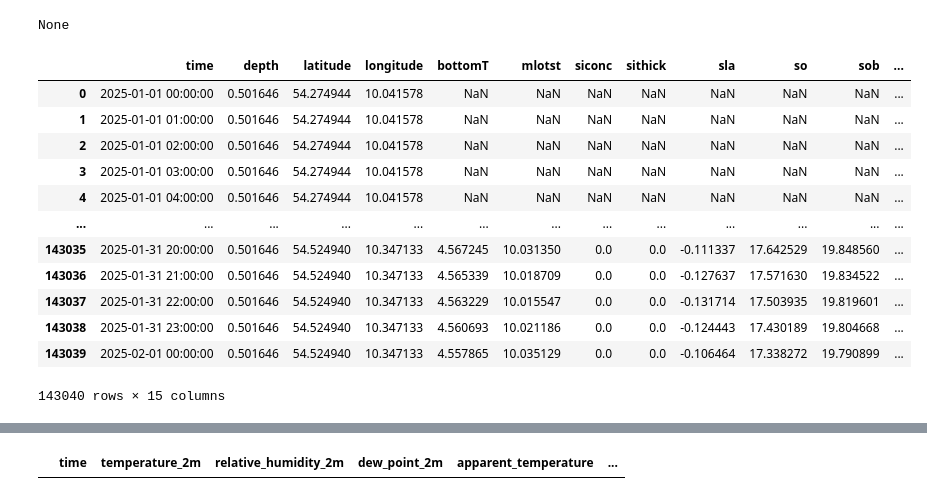
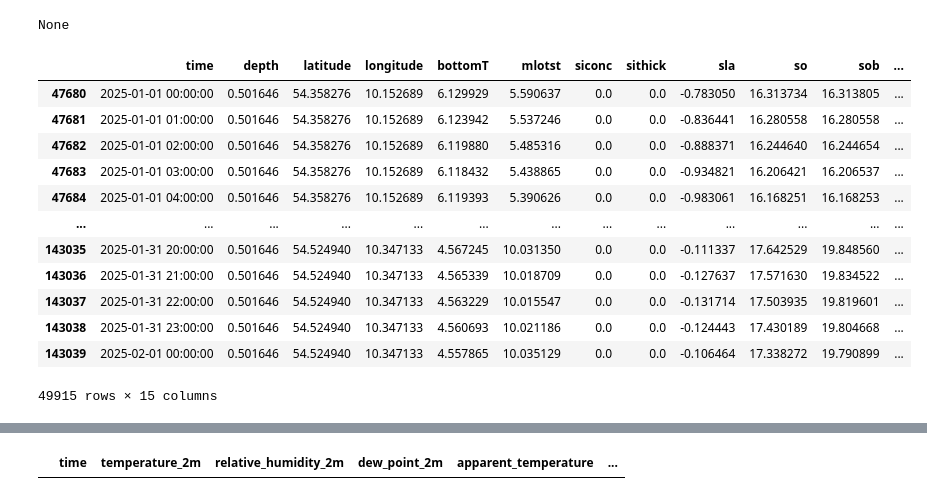
Before and after one commit to RATFIVE/GEOMAR-DeepLearning, a Jupyter notebook: app/backend/backend.ipynb, the cells around one changed output, grey strips where cells are left out. Drawn from its saved outputs; the diff is of its cells as text; code cells hidden in the pictures.

```diff
--- a/app/backend/backend.ipynb
+++ b/app/backend/backend.ipynb
@@ -108,6 +109,13 @@ df_copernicus = copernicus_data.to_dataframe().reset_index()
 # put column time in front
 df_copernicus = df_copernicus[["time"] + [col for col in df_copernicus.columns if col != "time"]]
 
+df_copernicus.dropna(axis=0,
+                     subset=["bottomT", "mlotst", "siconc", "sithick", "sla", "so", "sob", "thetao", "uo", "vo", "wo"],
+                     inplace=True,
+                     how="all")
+
+
+
 display(df_copernicus.info())
 
 display(df_copernicus)
@@ -132,14 +140,14 @@ memory usage: 8.7 MB
 None
 |  | time | depth | latitude | longitude | bottomT | mlotst | siconc | sithick | sla | so | sob | ... |
-| 0 | 2025-01-01 00:00:00 | 0.501646 | 54.274944 | 10.041578 | NaN | NaN | NaN | NaN | NaN | NaN | NaN | ... |
-| 1 | 2025-01-01 01:00:00 | 0.501646 | 54.274944 | 10.041578 | NaN | NaN | NaN | NaN | NaN | NaN | NaN | ... |
-| 2 | 2025-01-01 02:00:00 | 0.501646 | 54.274944 | 10.041578 | NaN | NaN | NaN | NaN | NaN | NaN | NaN | ... |
-| 3 | 2025-01-01 03:00:00 | 0.501646 | 54.274944 | 10.041578 | NaN | NaN | NaN | NaN | NaN | NaN | NaN | ... |
-| 4 | 2025-01-01 04:00:00 | 0.501646 | 54.274944 | 10.041578 | NaN | NaN | NaN | NaN | NaN | NaN | NaN | ... |
+| 47680 | 2025-01-01 00:00:00 | 0.501646 | 54.358276 | 10.152689 | 6.129929 | 5.590637 | 0.0 | 0.0 | -0.783050 | 16.313734 | 16.313805 | ... |
+| 47681 | 2025-01-01 01:00:00 | 0.501646 | 54.358276 | 10.152689 | 6.123942 | 5.537246 | 0.0 | 0.0 | -0.836441 | 16.280558 | 16.280558 | ... |
+| 47682 | 2025-01-01 02:00:00 | 0.501646 | 54.358276 | 10.152689 | 6.119880 | 5.485316 | 0.0 | 0.0 | -0.888371 | 16.244640 | 16.244654 | ... |
+| 47683 | 2025-01-01 03:00:00 | 0.501646 | 54.358276 | 10.152689 | 6.118432 | 5.438865 | 0.0 | 0.0 | -0.934821 | 16.206421 | 16.206537 | ... |
+| 47684 | 2025-01-01 04:00:00 | 0.501646 | 54.358276 | 10.152689 | 6.119393 | 5.390626 | 0.0 | 0.0 | -0.983061 | 16.168251 | 16.168253 | ... |
 | ... | ... | ... | ... | ... | ... | ... | ... | ... | ... | ... | ... | ... |
 | 143035 | 2025-01-31 20:00:00 | 0.501646 | 54.524940 | 10.347133 | 4.567245 | 10.031350 | 0.0 | 0.0 | -0.111337 | 17.642529 | 19.848560 | ... |
 | 143036 | 2025-01-31 21:00:00 | 0.501646 | 54.524940 | 10.347133 | 4.565339 | 10.018709 | 0.0 | 0.0 | -0.127637 | 17.571630 | 19.834522 | ... |
 | 143037 | 2025-01-31 22:00:00 | 0.501646 | 54.524940 | 10.347133 | 4.563229 | 10.015547 | 0.0 | 0.0 | -0.131714 | 17.503935 | 19.819601 | ... |
 | 143038 | 2025-01-31 23:00:00 | 0.501646 | 54.524940 | 10.347133 | 4.560693 | 10.021186 | 0.0 | 0.0 | -0.124443 | 17.430189 | 19.804668 | ... |
 | 143039 | 2025-02-01 00:00:00 | 0.501646 | 54.524940 | 10.347133 | 4.557865 | 10.035129 | 0.0 | 0.0 | -0.106464 | 17.338272 | 19.790899 | ... |
-143040 rows × 15 columns
+49915 rows × 15 columns
```
Also changed, not shown: parts of 8 cells of this notebook.
